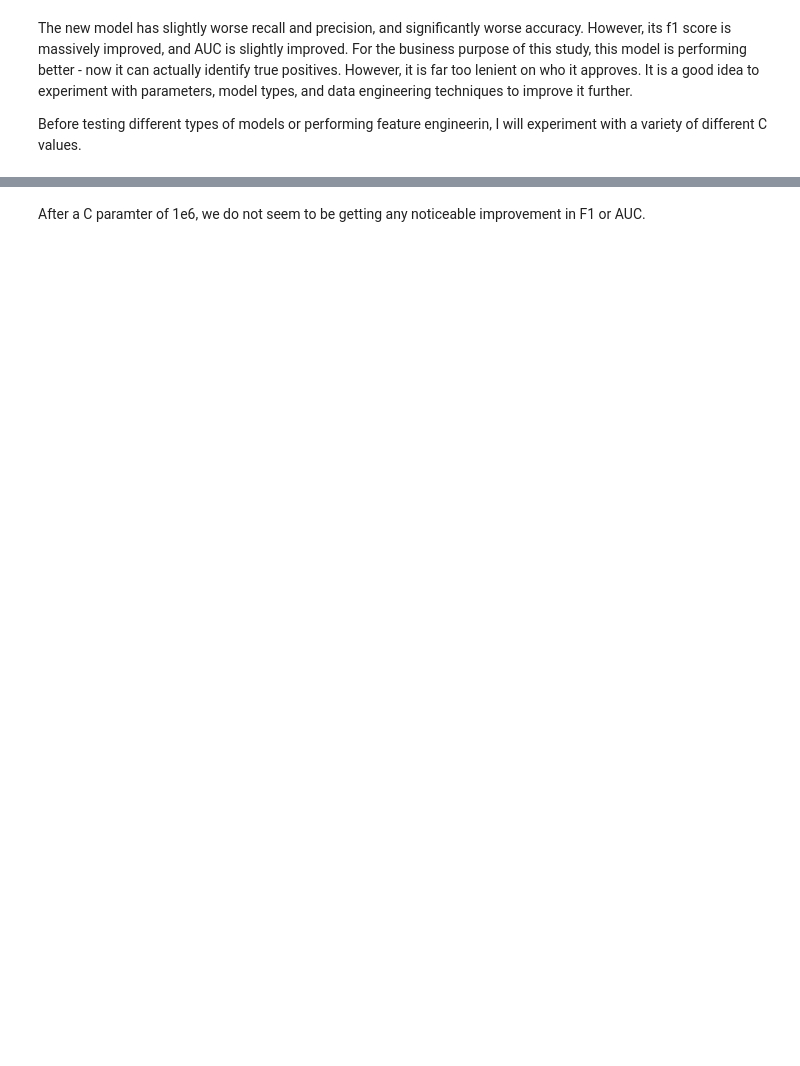
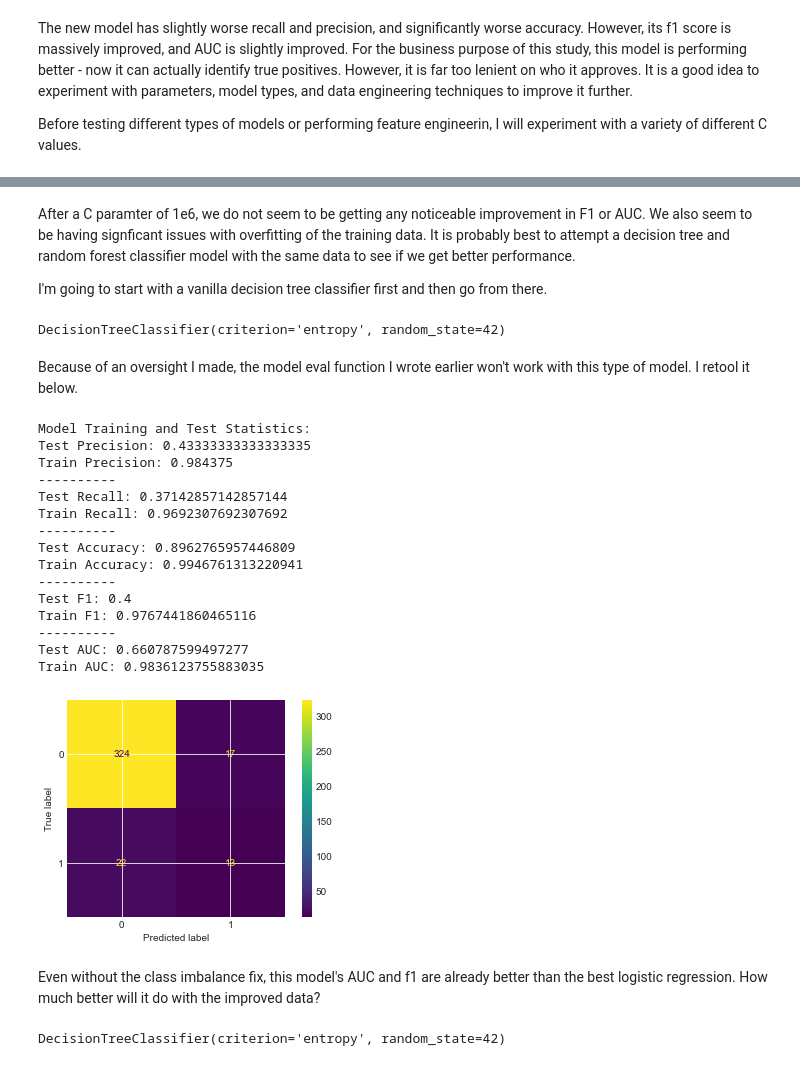
Before and after one commit to Davidkeebler/Credit_Card_Approvals_and_Denials_Prediction, a Jupyter notebook: Untitled.ipynb, the cells around one changed output, grey strips where cells are left out. Cells and saved outputs as stored; diff of their text form; code cells hidden in the pictures; blank space fills up the shorter version.

```diff
--- a/Untitled.ipynb
+++ b/Untitled.ipynb
@@ -391,3 +395,16 @@ F1 for current parameter: 0.1797752808988764
 --------------------
-# %% [markdown]
-After a C paramter of 1e6, we do not seem to be getting any noticeable improvement in F1 or AUC.
+# %% [markdown]
+After a C paramter of 1e6, we do not seem to be getting any noticeable improvement in F1 or AUC. We also seem to be having signficant issues with overfitting of the training data. It is probably best to attempt a decision tree and random forest classifier model with the same data to see if we get better performance.
+
+I'm going to start with a vanilla decision tree classifier first and then go from there.
+# %%
+SEED = 42
+# Instanciate decision tree classifier class
+dt_vanilla = DecisionTreeClassifier(random_state=SEED, criterion = 'entropy')
+
+# Fitting the model with original, non-class corrected data
+dt_vanilla.fit(X_train, y_train)
+# %% [output]
+DecisionTreeClassifier(criterion='entropy', random_state=42)
+# %% [markdown]
+Because of an oversight I made, the model eval function I wrote earlier won't work with this type of model. I retool it below.
@@ -393,0 +462,26 @@ After a C paramter of 1e6, we do not seem to be getting any noticeable improveme
+# %%
+model_eval_tree(dt_vanilla, X_train, X_test, y_train, y_test)
+# %% [output]
+Model Training and Test Statistics:
+Test Precision: 0.43333333333333335
+Train Precision: 0.984375
+----------
+Test Recall: 0.37142857142857144
+Train Recall: 0.9692307692307692
+----------
+Test Accuracy: 0.8962765957446809
+Train Accuracy: 0.9946761313220941
+----------
+Test F1: 0.4
+Train F1: 0.9767441860465116
+----------
+Test AUC: 0.660787599497277
+Train AUC: 0.9836123755883035
+[figure, added]
+# %% [markdown]
+Even without the class imbalance fix, this model's AUC and f1 are already better than the best logistic regression. How much better will it do with the improved data?
+# %%
+dt_SMOTE = DecisionTreeClassifier(random_state=SEED, criterion = 'entropy')
+dt_SMOTE.fit(X_train_resampled, y_train_resampled)
+# %% [output]
+DecisionTreeClassifier(criterion='entropy', random_state=42)
```
Also changed, not shown: parts of 11 cells of this notebook.
